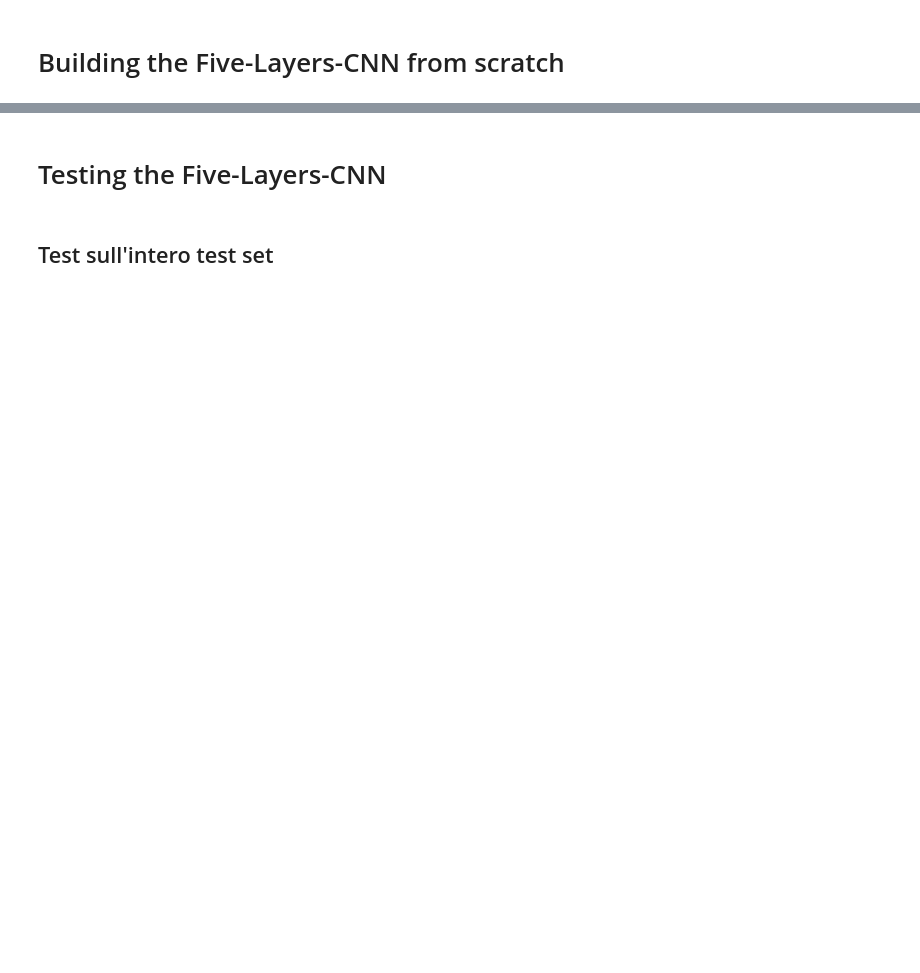
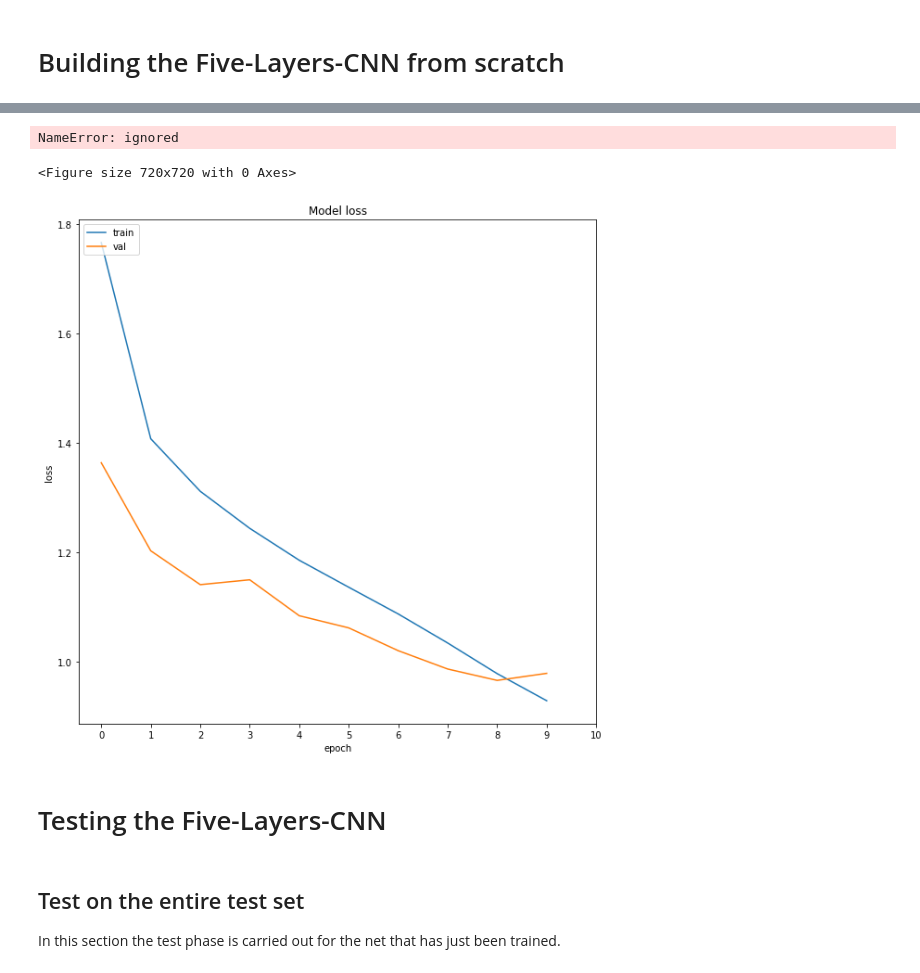
Before and after one commit to matteo-bertini/Facial-Expression-Recognition, a Jupyter notebook: Five_Layers_CNN.ipynb, the cells around one changed output, grey strips where cells are left out. Cells and saved outputs as stored; diff of their text form; code cells hidden in the pictures; blank space fills up the shorter version.

Commit message:
Update Five_Layers_CNN.ipynb
added learning curves

```diff
--- a/Five_Layers_CNN.ipynb
+++ b/Five_Layers_CNN.ipynb
@@ -33,9 +51,6 @@ You are not using GPU
 # %%
-from google.colab import drive
-drive.mount('/content/drive')
-
 # Loading icml_face_data.csv into dataframe df_icml
-df_icml = pd.read_csv("/content/drive/MyDrive/challenges-in-representation-learning-facial-expression-recognition-challenge/icml_face_data.csv",sep=",")
+df_icml = pd.read_csv("/content/drive/MyDrive/Facial-Expression-Recognition/challenges-in-representation-learning-facial-expression-recognition-challenge/icml_face_data.csv",sep=",")
 
 # Columns renamed for easier access.
 df_icml.rename(columns = {' Usage':'usage'}, inplace = True)
@@ -135,5 +150,6 @@ Qui il modello viene creato da zero.
 # %%
 model = Sequential()
+model._name = "Five-Layers-CNN"
 
 # First Layer : Input
 
@@ -181,5 +197,5 @@ model.add(Dropout(0.6))
 model.add(Dense(7,activation='softmax'))
 
 
-# Dopo che il modello è stato creato,lo visualizziamo
+# After creating the structure of the network, we visualize it in a compact way.
 model.summary()
@@ -235,13 +235,3 @@ callbacks = [
     early_stopping,
     lr_scheduler,
 ]
-# %%
-gen = ImageDataGenerator(
-    rotation_range = 15,
-    width_shift_range = 0.15,
-    height_shift_range = 0.15,
-    shear_range = 0.15,
-    zoom_range = 0.15,
-    horizontal_flip = True
-)
-gen.fit(X_train)
@@ -254,6 +241,6 @@ X_train.shape
 # %%
-print("Allenamento della rete\n")
-history = model.fit(X_train,y_train,batch_size=8,epochs=10,callbacks = callbacks,validation_data=(X_val, y_val))
+print("Training:\n")
+history = model.fit(X_train,y_train,batch_size=8,epochs=10,validation_data=(X_val, y_val))
 # %% [output]
 Allenamento della rete
 
@@ -280,5 +266,58 @@ plt.show()
+# %%
+# visualizing the accuracy learning curves
+
+# creating the figure
+acc_lc = plt.figure(figsize = (10,10))
+
+# plotting training and validation accuracy
+plt.plot(history.history['accuracy'])
+plt.plot(history.history['val_accuracy'])
+
+# setting plot title
+plt.title('Model accuracy')
+
+# setting x and y ticks and labels for the plot
+plt.ylabel('accuracy')
+plt.yticks([0.0,0.10,0.15,0.20,0.25,0.30,0.35,0.40,0.45,0.50,0.55,0.60,0.65,0.70,0.75,0.80,0.85,0.90,0.95,1.0])
+plt.xlabel('epoch')
+plt.xticks([0,1,2,3,4,5,6,7,8,9,10])
+
+# setting the legend for the plot
+plt.legend(['train', 'val'], loc='upper left')
+
+# showing the figure
+plt.show(acc_lc)
+# %% [output]
+NameError: ignored
+<Figure size 720x720 with 0 Axes>
+# %%
+# visualizing the loss learning curves
+
+# creating the figure
+loss_lc = plt.figure(figsize = (10,10))
+
+# plotting training and validation accuracy
+plt.plot(history.history['loss'])
+plt.plot(history.history['val_loss'])
+
+# setting plot title
+plt.title('Model loss')
+
+# setting x and y ticks and labels for the plot
+plt.ylabel('loss')
+plt.xlabel('epoch')
+plt.xticks([0,1,2,3,4,5,6,7,8,9,10])
+
+# setting the legend for the plot
+plt.legend(['train', 'val'], loc='upper left')
+
+# showing the figure
+plt.show(loss_lc)
+# %% [output]
+[figure, added]
 # %% [markdown]
 # Testing the Five-Layers-CNN
-# %% [markdown]
-## Test sull'intero test set
+# %% [markdown]
+## Test on the entire test set
+In this section the test phase is carried out for the net that has just been trained.
 # %%
```
Also changed, not shown: parts of 41 cells of this notebook.
